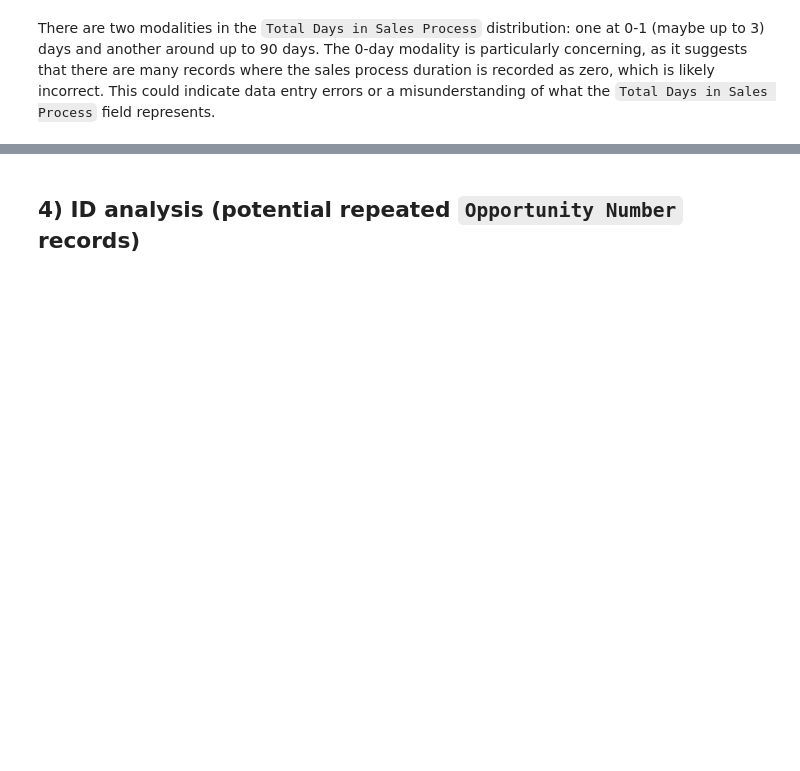
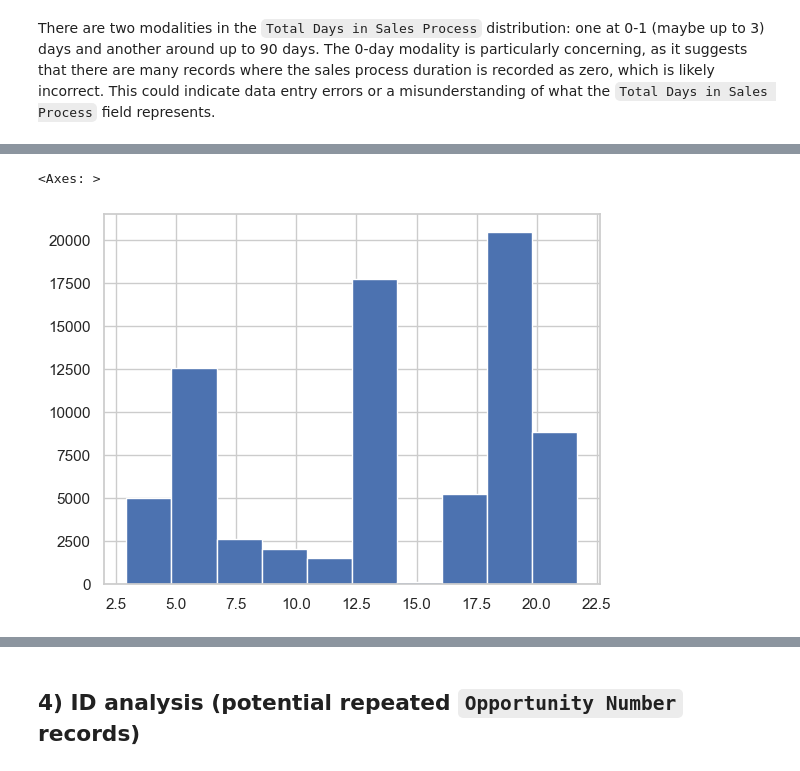
Before and after one commit to mrbungie/mib_cars_analysis, a Jupyter notebook: notebooks/1_data_validation_and_cleaning/01_basic_validation.ipynb, the cells around one changed output, grey strips where cells are left out. Saved outputs shown, nothing was run; the diff lists cells and outputs as text; code cells hidden in the pictures; blank space fills up the shorter version.

```diff
--- a/notebooks/1_data_validation_and_cleaning/01_basic_validation.ipynb
+++ b/notebooks/1_data_validation_and_cleaning/01_basic_validation.ipynb
@@ -404,0 +525,6 @@ There are two modalities in the `Total Days in Sales Process` distribution: one
+# %%
+df["opportunity_amount_weirdness"] = (df[df["Opportunity Amount USD"] > 0]["Opportunity Amount USD"]).apply(digit_weirdness)
+df["opportunity_amount_weirdness"].hist()
+# %% [output]
+<Axes: >
+[figure, added]
```
Also changed, not shown: parts of 36 cells of this notebook, 16 other files.
